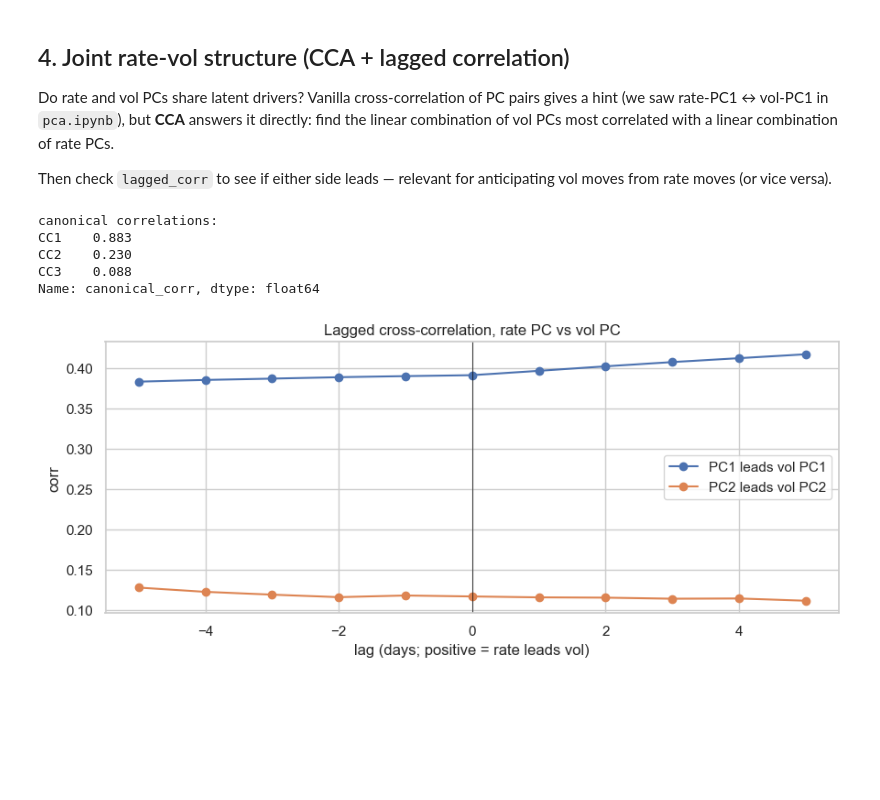
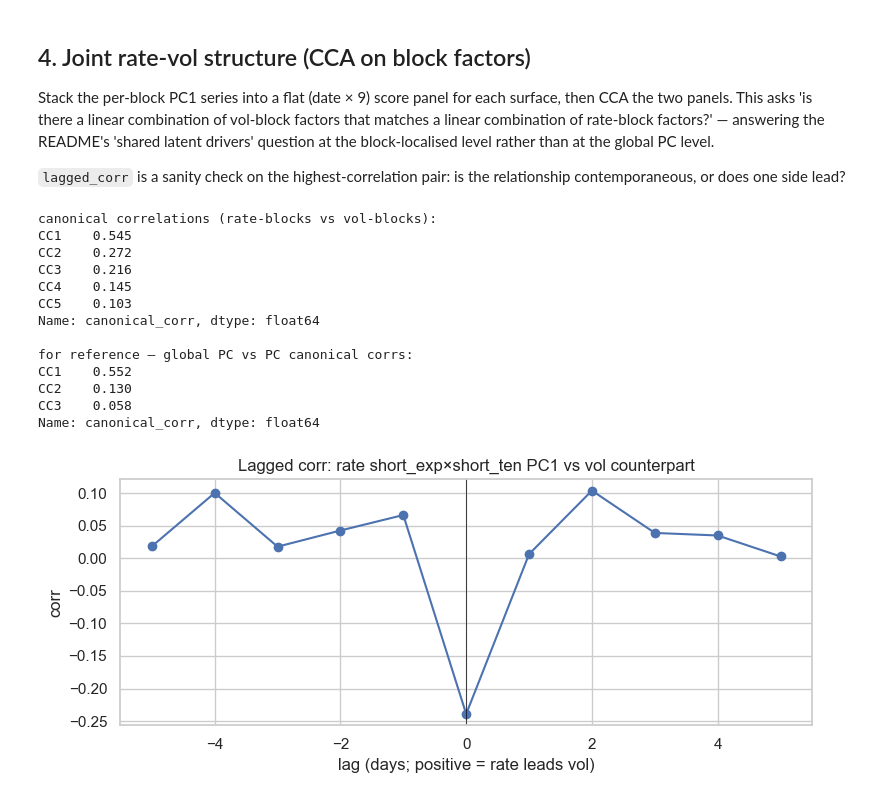
Before and after one commit to ftepqkjng-byte/rates-vol-surface, a Jupyter notebook: notebooks/factors.ipynb, the cells around one changed output. Saved outputs shown, nothing was run; the diff lists cells and outputs as text; code cells hidden in the pictures; blank space fills up the shorter version.

```diff
--- a/notebooks/factors.ipynb
+++ b/notebooks/factors.ipynb
@@ -116,0 +117,6 @@ residual-PCA explained: [0.069, 0.012, 0.012, 0.011, 0.011]
+# %%
+blocks = make_blocks()
+block_results = block_pca(rate, blocks, n_components=2)
+
+print("per-block summary:")
+print(block_summary(block_results).to_string(index=False))
@@ -148,37 +291,49 @@ residual-PCA explained: [0.015, 0.013, 0.012, 0.012, 0.012]
 # %% [markdown]
-## 4. Joint rate-vol structure (CCA + lagged correlation)
+## 4. Joint rate-vol structure (CCA on block factors)
 
-Do rate and vol PCs share latent drivers? Vanilla cross-correlation
-of PC pairs gives a hint (we saw rate-PC1 ↔ vol-PC1 in `pca.ipynb`),
-but **CCA** answers it directly: find the linear combination of vol
-PCs most correlated with a linear combination of rate PCs.
+Stack the per-block PC1 series into a flat (date × 9) score panel for
+each surface, then CCA the two panels. This asks 'is there a linear
+combination of vol-block factors that matches a linear combination of
+rate-block factors?' — answering the README's 'shared latent drivers'
+question at the block-localised level rather than at the global PC
+level.
 
-Then check `lagged_corr` to see if either side leads — relevant for
-anticipating vol moves from rate moves (or vice versa).
+`lagged_corr` is a sanity check on the highest-correlation pair: is
+the relationship contemporaneous, or does one side lead?
 # %%
+vol_block_scores = stack_block_scores(vol_blocks, top_k=1)
+
+_, _, canon = cross_surface_cca(rate_block_pc1, vol_block_scores, n_components=5)
+print("canonical correlations (rate-blocks vs vol-blocks):")
+print(canon.round(3))
+
+# also keep the global PC-vs-PC view for orientation
 s_vol, l_vol, e_vol = run_pca(vol, n_components=5)
+_, _, canon_global = cross_surface_cca(s_van, s_vol, n_components=3)
+print("\nfor reference — global PC vs PC canonical corrs:")
+print(canon_global.round(3))
 
-rate_canon, vol_canon, canon_corr = cross_surface_cca(s_van, s_vol, n_components=3)
-print("canonical correlations:")
-print(canon_corr.round(3))
-
-lc = pd.DataFrame({
-    "PC1 leads vol PC1": lagged_corr(s_van["PC1"], s_vol["PC1"], range(-5, 6)),
-    "PC2 leads vol PC2": lagged_corr(s_van["PC2"], s_vol["PC2"], range(-5, 6)),
-})
-fig, ax = plt.subplots(figsize=(9, 4))
-for col in lc.columns:
-    ax.plot(lc.index, lc[col], marker="o", label=col)
+lc = lagged_corr(rate_block_pc1.iloc[:, 0], vol_block_scores.iloc[:, 0], range(-5, 6))
+fig, ax = plt.subplots(figsize=(8, 3.5))
+ax.plot(lc.index, lc.values, marker="o")
 ax.axvline(0, color="black", linewidth=0.5)
 ax.set_xlabel("lag (days; positive = rate leads vol)")
 ax.set_ylabel("corr")
-ax.set_title("Lagged cross-correlation, rate PC vs vol PC")
-ax.legend(); plt.tight_layout(); plt.show()
+ax.set_title("Lagged corr: rate short_exp×short_ten PC1 vs vol counterpart")
+plt.tight_layout(); plt.show()
 # %% [output]
-canonical correlations:
-CC1    0.883
-CC2    0.230
-CC3    0.088
+canonical correlations (rate-blocks vs vol-blocks):
+CC1    0.545
+CC2    0.272
+CC3    0.216
+CC4    0.145
+CC5    0.103
 Name: canonical_corr, dtype: float64
+
+for reference — global PC vs PC canonical corrs:
+CC1    0.552
+CC2    0.130
+CC3    0.058
+Name: canonical_corr, dtype: float64
-[figure, old version]
+[figure, new version]
 # %% [markdown]
```
Also changed, not shown: parts of 20 cells of this notebook, 10 other files.
